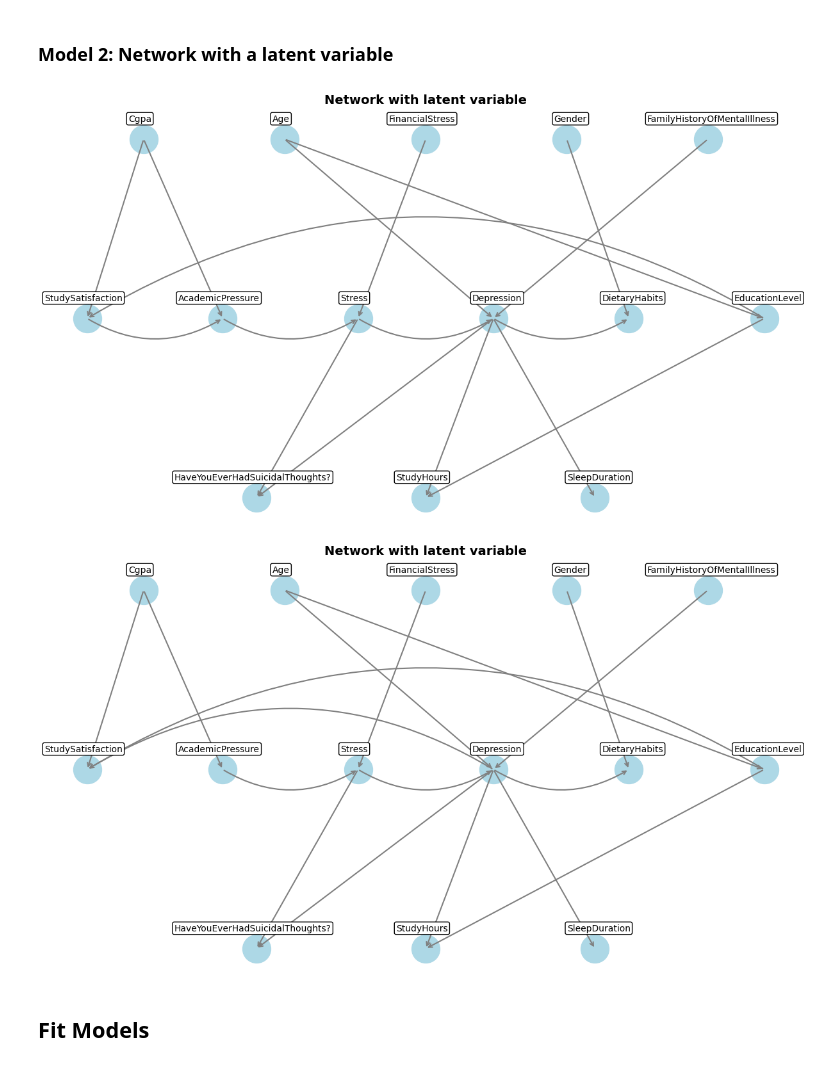
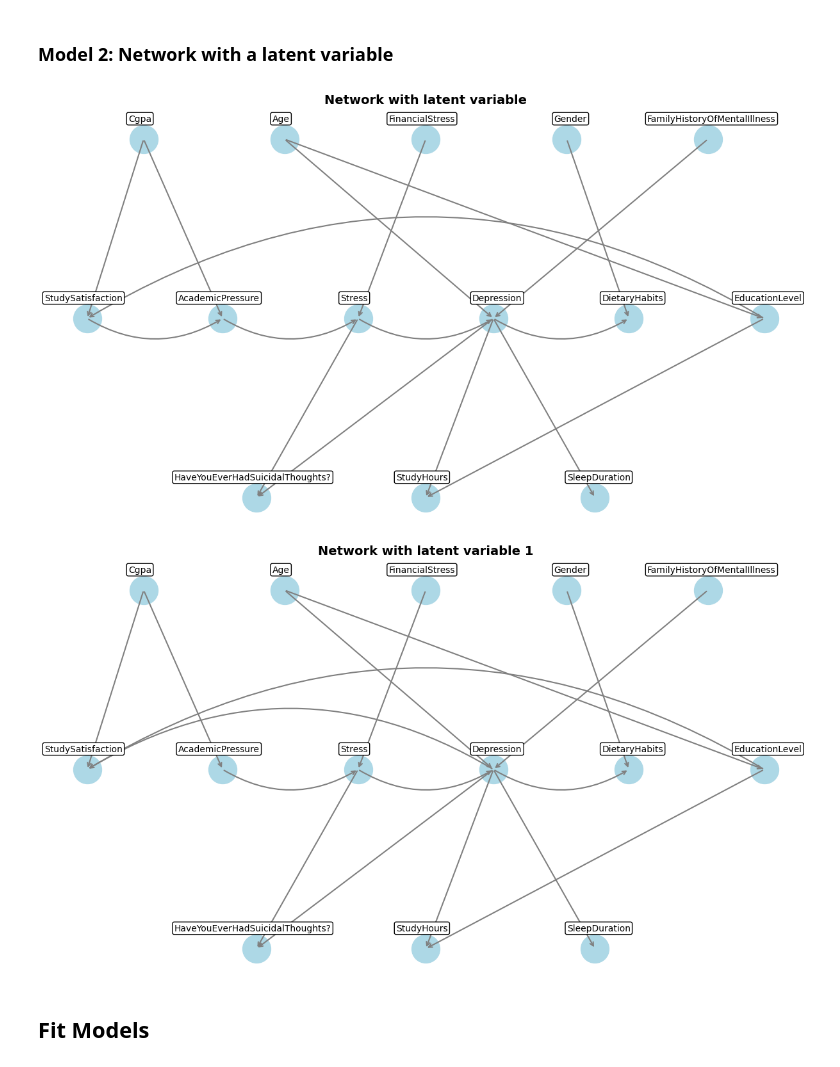
Before and after one commit to Shardyne/faikr3-project, a Jupyter notebook: network_comparison.ipynb, the cells around one changed output. Saved outputs shown, nothing was run; the diff lists cells and outputs as text; code cells hidden in the pictures.

```diff
--- a/network_comparison.ipynb
+++ b/network_comparison.ipynb
@@ -126,35 +127,36 @@ network_latent1 = [
     #("AcademicPressure","HaveYouEverHadSuicidalThoughts?"),
     ("Age","Depression"),
     ("Depression","DietaryHabits"),
     ("Depression","StudyHours"),
     #("FinancialStress","HaveYouEverHadSuicidalThoughts?"),
     ("Stress","HaveYouEverHadSuicidalThoughts?"),
     ("Depression","StudySatisfaction"),
     ("EducationLevel","StudySatisfaction"),
     ("Depression","DietaryHabits"),
     ("Depression","StudyHours"),
     ("EducationLevel","StudyHours"),
     ("Gender","DietaryHabits"),
     ("FamilyHistoryOfMentalIllness","Depression"),
     ('Depression','SleepDuration')
 ]
 
 # Build the network
 BN_latent = BayesianNetwork(network_latent, latents=["Stress"])
 BN_latent1 = BayesianNetwork(network_latent1, latents=["Stress"])
 
 # Plot its graph
 R = nx.DiGraph()
 R.add_edges_from(BN_latent.edges())
 pos = hierarchical_layout(R, horizontal_spacing=3.0)
 draw_graph(R, pos, title="Network with latent variable")
+
 R = nx.DiGraph()
 R.add_edges_from(BN_latent1.edges())
 pos = hierarchical_layout(R, horizontal_spacing=3.0)
-draw_graph(R, pos, title="Network with latent variable")
+draw_graph(R, pos, title="Network with latent variable 1")
 # %% [output]
 [figure]
-[figure, old version]
+[figure, new version]
 # %% [markdown]
 ## Fit Models
 # %%
```
Also changed, not shown: parts of 6 cells of this notebook.
